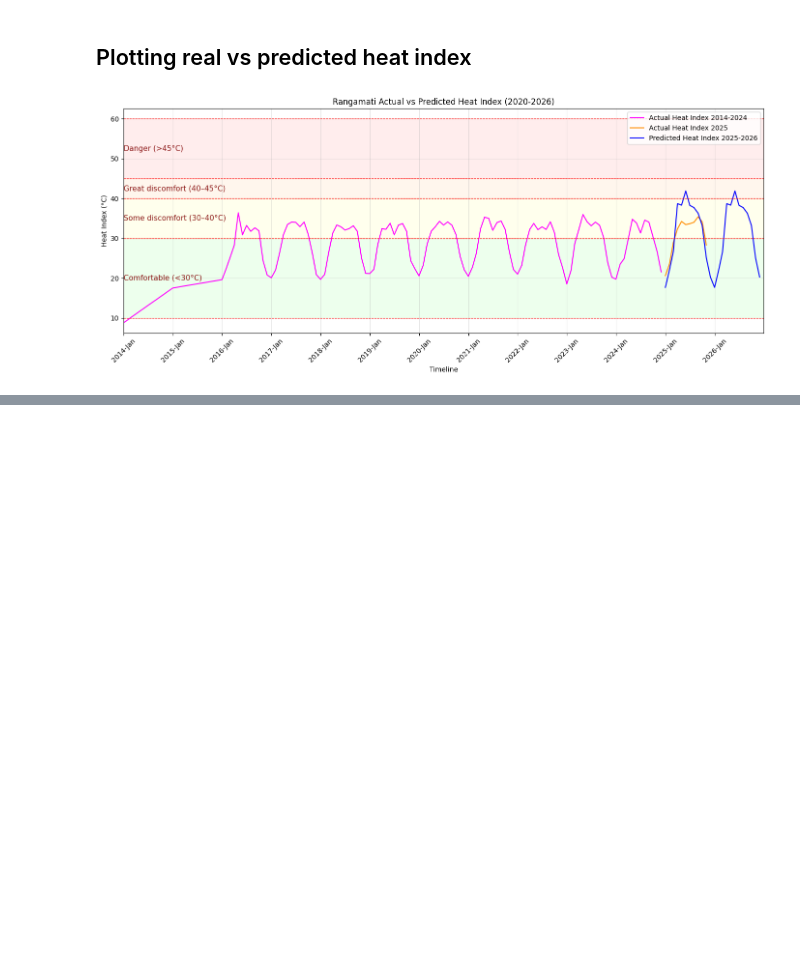
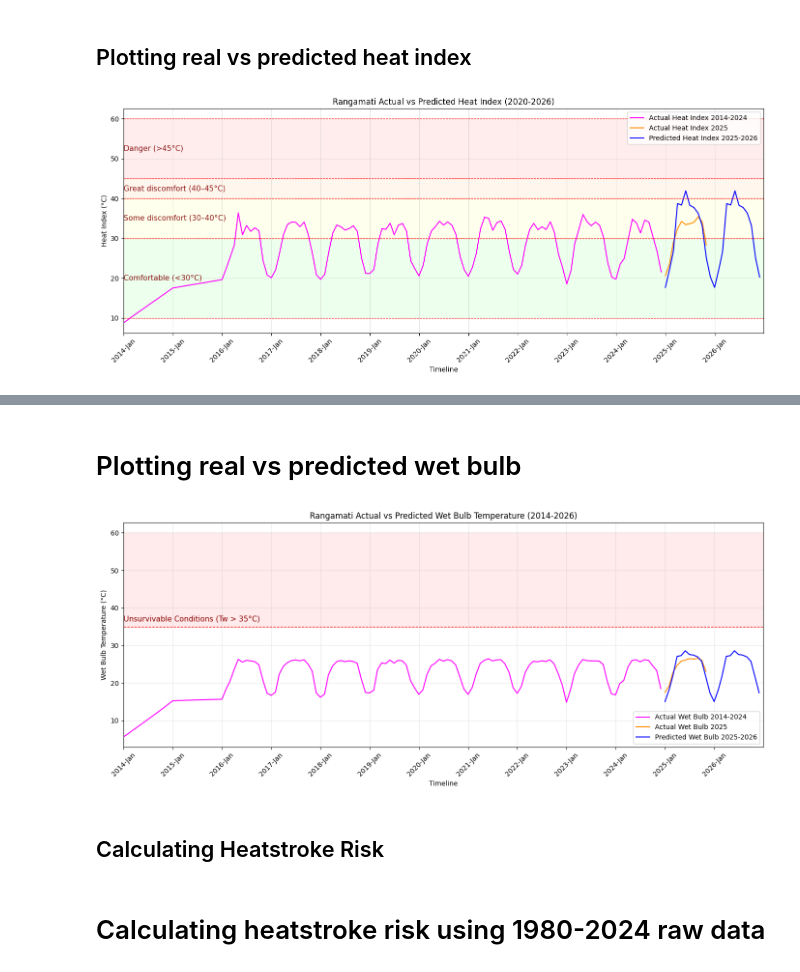
Before and after one commit to not-your-pancake/TCC_Journal, a Jupyter notebook: HI_WB_HS_HM_WBG/rangamati.ipynb, the cells around one changed output, grey strips where cells are left out. Drawn from its saved outputs; the diff is of its cells as text; code cells hidden in the pictures; blank space fills up the shorter version.

Commit message:
heatstroke

```diff
--- a/HI_WB_HS_HM_WBG/rangamati.ipynb
+++ b/HI_WB_HS_HM_WBG/rangamati.ipynb
@@ -2370,0 +2555,79 @@ plt.show()
+# %% [markdown]
+# Plotting real vs predicted wet bulb
+# %%
+import pandas as pd
+import matplotlib.pyplot as plt
+import matplotlib.dates as mdates
+
+plt.figure(figsize=(14,6))
+
+# --- Ensure datetime index for monthly data ---
+df_WB_2024 = df_WB_2024.copy()
+df_WB_2024['date'] = pd.date_range(start='2014-01-01', periods=len(df_WB_2024), freq='MS')
+df_WB_2024 = df_WB_2024.set_index('date')
+
+df_WB_2025 = df_WB_2025.copy()
+df_WB_2025['date'] = pd.date_range(start='2025-01-01', periods=len(df_WB_2025), freq='MS')
+df_WB_2025 = df_WB_2025.set_index('date')
+
+df_WB = df_WB.copy()
+df_WB['date'] = pd.date_range(start='2025-01-01', periods=len(df_WB), freq='MS')
+df_WB = df_WB.set_index('date')
+
+# --- Filter ranges ---
+df_WB_2024_plot = df_WB_2024.loc['2014-01-01':'2024-12-31']
+df_WB_2025_plot = df_WB_2025.loc['2025-01-01':'2025-12-31']
+df_WB_pred_plot = df_WB.loc['2025-01-01':'2026-12-31']
+
+# --- Plot actual vs predicted ---
+plt.plot(df_WB_2024_plot.index, df_WB_2024_plot['wet_bulb_C'],
+         label='Actual Wet Bulb 2014-2024', color='magenta')
+
+plt.plot(df_WB_2025_plot.index, df_WB_2025_plot['wet_bulb_C'],
+         label='Actual Wet Bulb 2025', color='darkorange')
+
+plt.plot(df_WB_pred_plot.index, df_WB_pred_plot['predicted_wet_bulb_C'],
+         label='Predicted Wet Bulb 2025-2026', color='blue')
+
+# --- Labels and title ---
+plt.xlabel('Timeline')
+plt.ylabel('Wet Bulb Temperature (°C)')
+plt.title('Rangamati Actual vs Predicted Wet Bulb Temperature (2014-2026)')
+
+# --- Unsuvivable condition band ---
+ax = plt.gca()
+
+unsurvivable_threshold = 35
+
+ax.axhspan(unsurvivable_threshold, 60, facecolor=(1,0,0,0.08), edgecolor=None)
+
+plt.axhline(y=unsurvivable_threshold, color='red', linestyle='--', linewidth=1)
+
+plt.text(
+    x=df_WB_2024_plot.index.min(),
+    y=unsurvivable_threshold + 1,
+    s="Unsurvivable Conditions (Tw > 35°C)",
+    fontsize=11,
+    color="darkred",
+    va="bottom",
+    ha="left"
+)
+
+# --- X-axis formatting ---
+plt.gca().xaxis.set_major_locator(mdates.YearLocator())
+plt.gca().xaxis.set_major_formatter(mdates.DateFormatter('%Y-%b'))
+plt.xticks(rotation=45)
+
+plt.grid(alpha=0.3)
+
+plt.xlim(pd.Timestamp('2014-01-01'), pd.Timestamp('2026-12-31'))
+
+plt.legend()
+plt.tight_layout()
+plt.show()
+# %% [output]
+[figure, added]
+# %% [markdown]
+## Calculating Heatstroke Risk
+# %% [markdown]
+# Calculating heatstroke risk using 1980-2024 raw data
```
Also changed, not shown: parts of 34 cells of this notebook, 4 other files.
